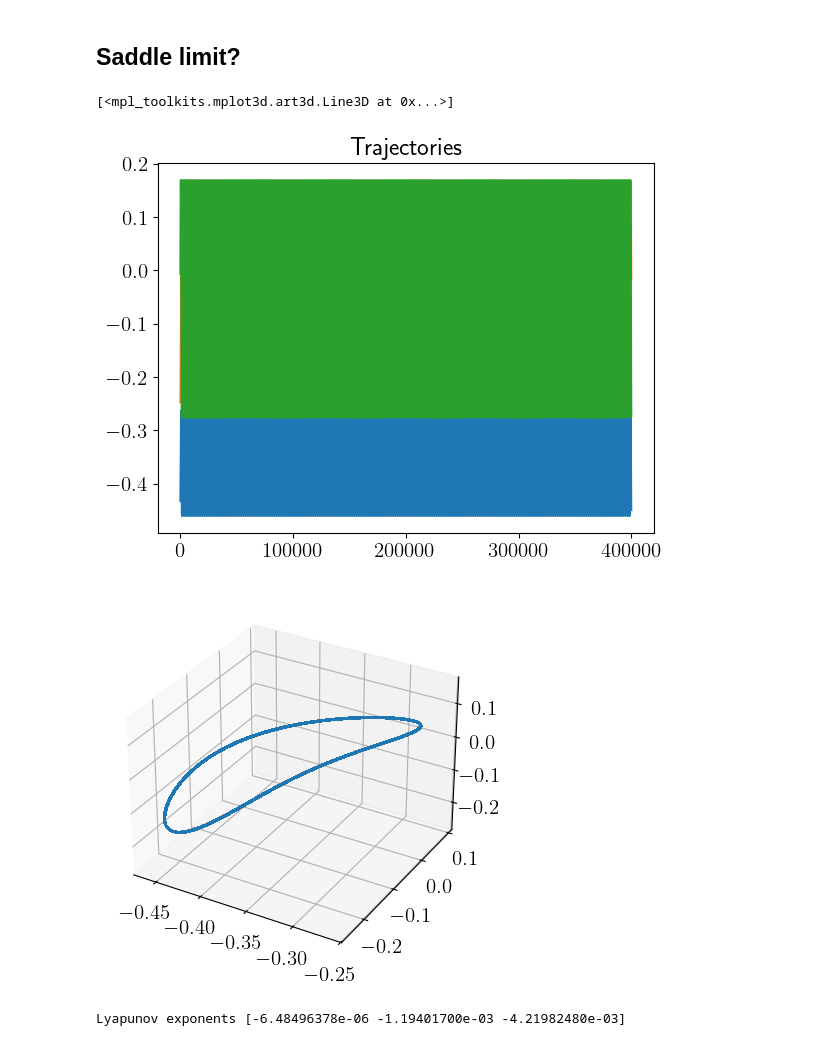
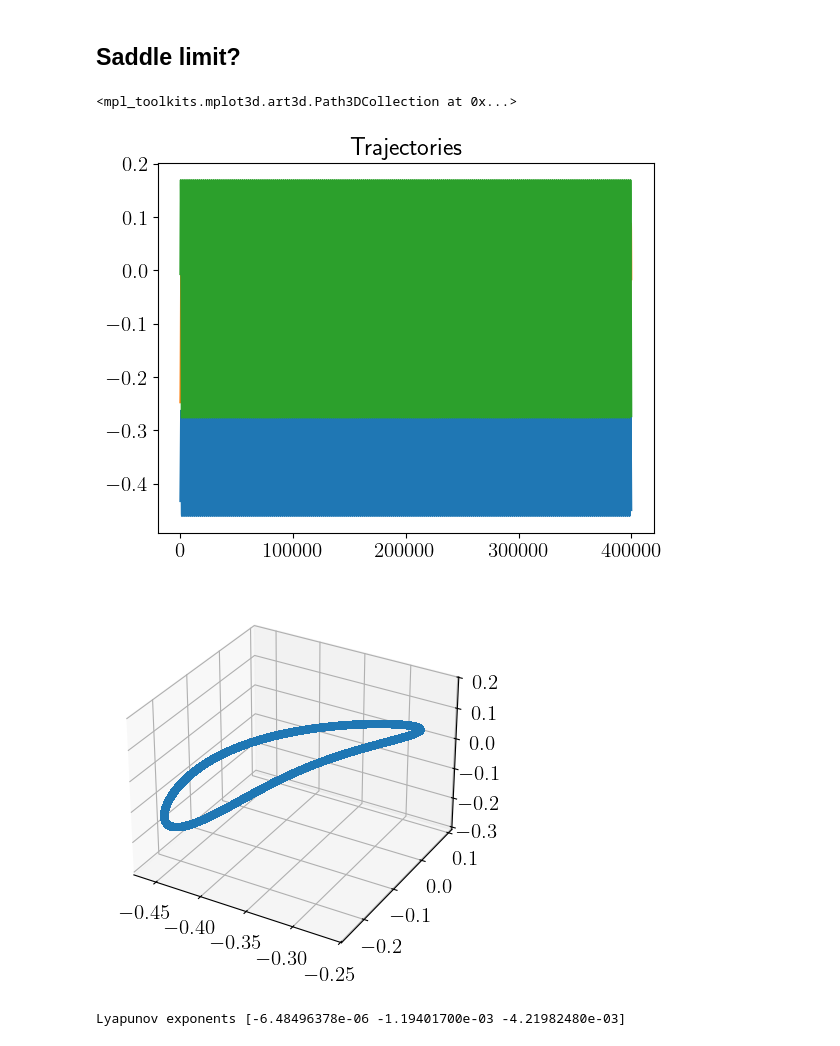
Before and after one commit to muxitox/chaos-analysis, a Jupyter notebook: ctrnns.ipynb, the cells around one changed output. Saved outputs shown, nothing was run; the diff lists cells and outputs as text; code cells hidden in the pictures.

```diff
--- a/ctrnns.ipynb
+++ b/ctrnns.ipynb
@@ -204,14 +204,14 @@ y, S, S_i = lyapunov(y_0, running_steps, transient_steps)
 # %%
 plt.figure()
 plt.plot(y.T)
 plt.title("Trajectories")
 
 ax = plt.figure().add_subplot(projection='3d')
-ax.plot(y[0,:], y[1,:], y[2,:], marker="o", ms=0.000000001)
+ax.scatter(y[0,:], y[1,:], y[2,:])
 # %% [output]
-[<mpl_toolkits.mplot3d.art3d.Line3D at 0x...>]
+<mpl_toolkits.mplot3d.art3d.Path3DCollection at 0x...>
 [figure]
-[figure, old version]
+[figure, new version]
 # %%
 print("Lyapunov exponents", S)
 # %% [output]
```
Also changed, not shown: parts of 4 cells of this notebook.
